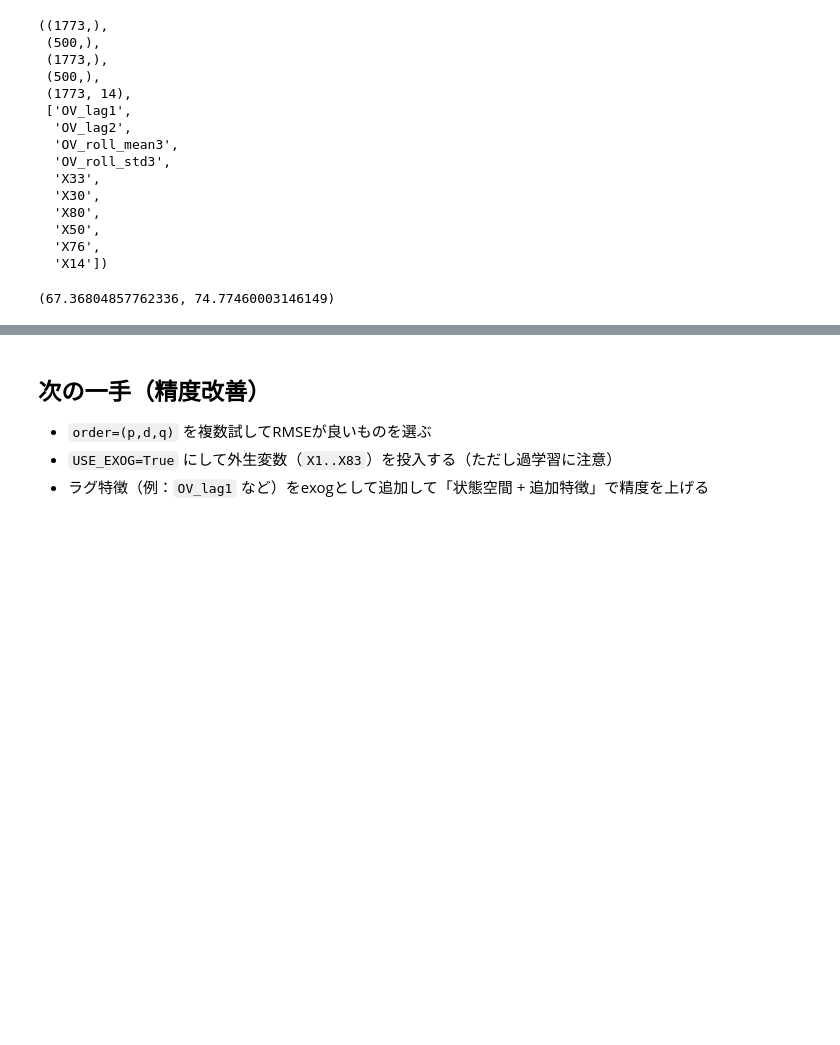
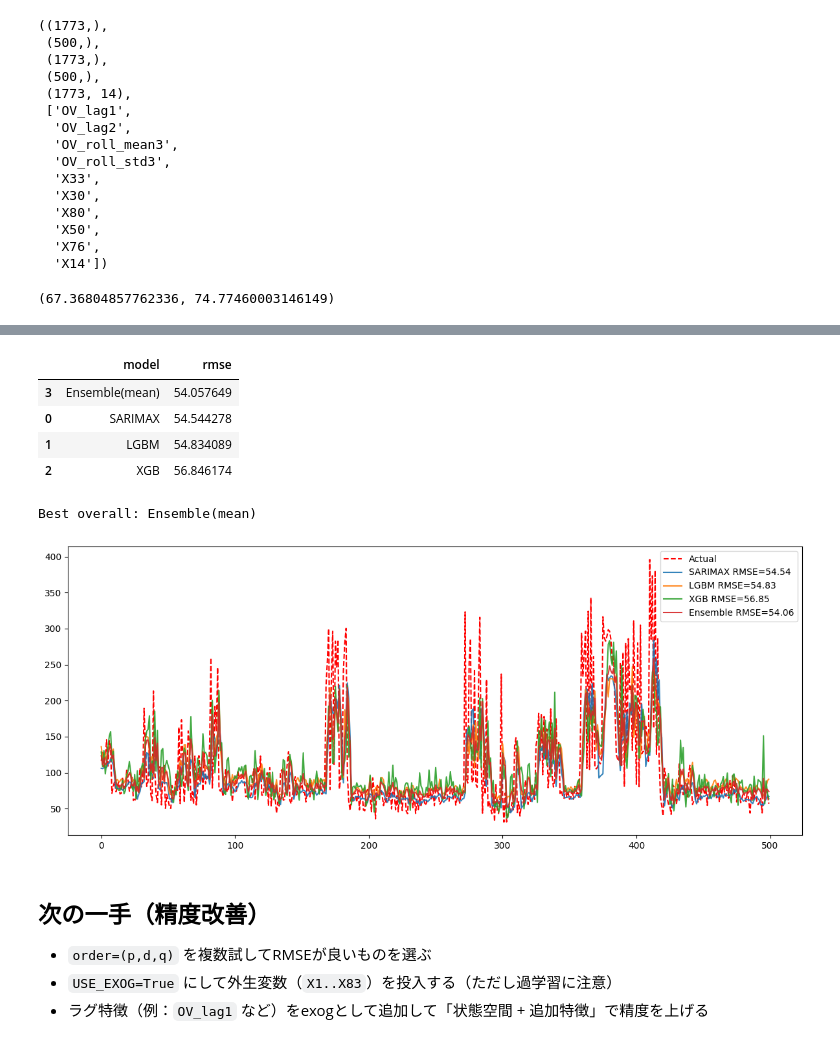
Before and after one commit to yut0takagi/ass-production-management2, a Jupyter notebook: notebook/状態空間モデル.ipynb, the cells around one changed output, grey strips where cells are left out. Cells and saved outputs as stored; diff of their text form; code cells hidden in the pictures; blank space fills up the shorter version.

```diff
--- a/notebook/状態空間モデル.ipynb
+++ b/notebook/状態空間モデル.ipynb
@@ -318,3 +410,50 @@ Warnings:
+# %%
+# --- 最終比較と可視化 ---
+# SARIMAXの予測（best_pred_orig）と LGBM/XGB を横並びにして比較する
+
+rmse_sarimax = float(best_rmse)  # これは元スケールRMSE
+
+# 予測を揃える
+pred_sarimax = np.asarray(best_pred_orig) if best_pred_orig is not None else None
+
+# simple ensemble（平均）
+pred_ens = None
+rmse_ens = None
+if pred_sarimax is not None:
+    pred_ens = (pred_sarimax + pred_lgb + pred_xgb) / 3.0
+    rmse_ens = float(np.sqrt(mean_squared_error(y_test_true, pred_ens)))
+
+summary = pd.DataFrame(
+    {
+        "model": ["SARIMAX", "LGBM", "XGB", "Ensemble(mean)"] ,
+        "rmse": [rmse_sarimax, rmse_lgb, rmse_xgb, rmse_ens],
+    }
+).sort_values("rmse")
+
+display(summary)
+
+best_name = summary.iloc[0]["model"]
+print("Best overall:", best_name)
+
+plt.figure(figsize=(12, 5))
+plt.plot(y_test_true.reset_index(drop=True), label="Actual", color="red", linestyle="--")
+if pred_sarimax is not None:
+    plt.plot(pd.Series(pred_sarimax).reset_index(drop=True), label=f"SARIMAX RMSE={rmse_sarimax:.2f}", alpha=0.9)
+plt.plot(pd.Series(pred_lgb).reset_index(drop=True), label=f"LGBM RMSE={rmse_lgb:.2f}", alpha=0.9)
+plt.plot(pd.Series(pred_xgb).reset_index(drop=True), label=f"XGB RMSE={rmse_xgb:.2f}", alpha=0.9)
+if pred_ens is not None:
+    plt.plot(pd.Series(pred_ens).reset_index(drop=True), label=f"Ensemble RMSE={rmse_ens:.2f}", alpha=0.9)
+plt.legend()
+plt.tight_layout()
+plt.show()
+# %% [output]
+|  | model | rmse |
+| 3 | Ensemble(mean) | 54.057649 |
+| 0 | SARIMAX | 54.544278 |
+| 1 | LGBM | 54.834089 |
+| 2 | XGB | 56.846174 |
+Best overall: Ensemble(mean)
+[figure, added]
 # %% [markdown]
 ## 次の一手（精度改善）
 
```
Also changed, not shown: parts of 4 cells of this notebook.
